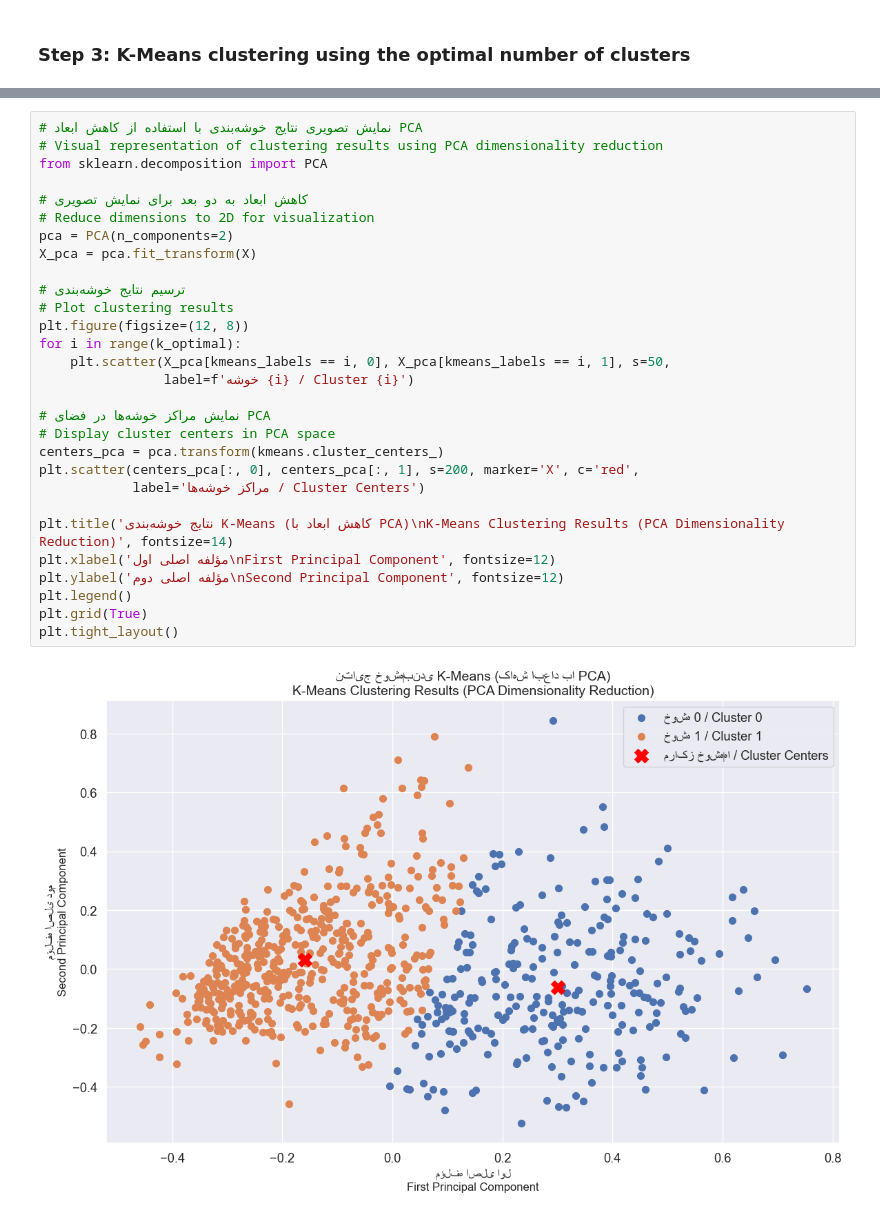
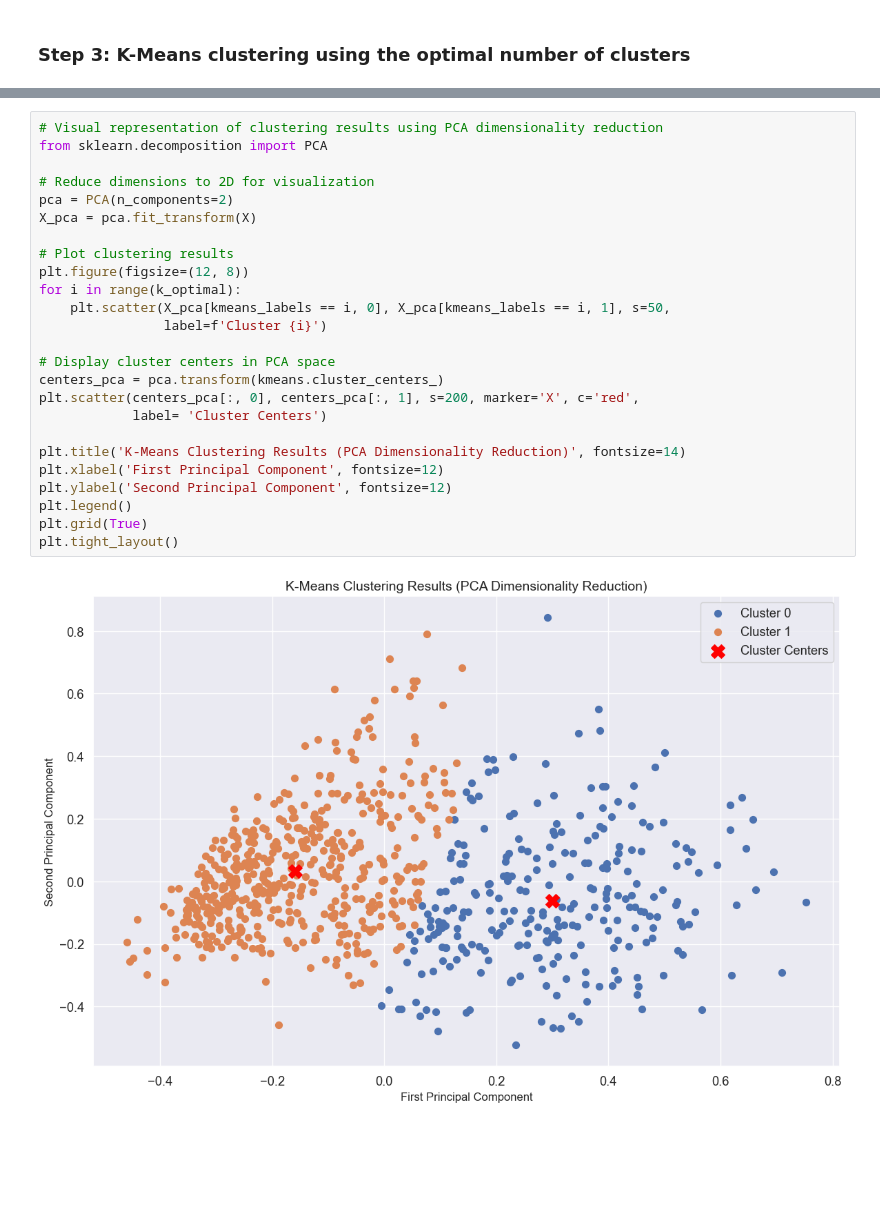
Before and after one commit to MahyadSaedpanah/ML---Pima-Indian-Diabetes, a Jupyter notebook: Clustering.ipynb, the cells around one changed output, grey strips where cells are left out. Cells and saved outputs as stored; diff of their text form; blank space fills up the shorter version.

```diff
--- a/Clustering.ipynb
+++ b/Clustering.ipynb
@@ -219,32 +201,28 @@ Name: درصد افراد دیابتی (Percentage of Diabetics), dtype: float64
 # %%
-# نمایش تصویری نتایج خوشه‌بندی با استفاده از کاهش ابعاد PCA
 # Visual representation of clustering results using PCA dimensionality reduction
 from sklearn.decomposition import PCA
 
-# کاهش ابعاد به دو بعد برای نمایش تصویری
 # Reduce dimensions to 2D for visualization
 pca = PCA(n_components=2)
 X_pca = pca.fit_transform(X)
 
-# ترسیم نتایج خوشه‌بندی
 # Plot clustering results
 plt.figure(figsize=(12, 8))
 for i in range(k_optimal):
     plt.scatter(X_pca[kmeans_labels == i, 0], X_pca[kmeans_labels == i, 1], s=50,
-                label=f'خوشه {i} / Cluster {i}')
+                label=f'Cluster {i}')
 
-# نمایش مراکز خوشه‌ها در فضای PCA
 # Display cluster centers in PCA space
 centers_pca = pca.transform(kmeans.cluster_centers_)
 plt.scatter(centers_pca[:, 0], centers_pca[:, 1], s=200, marker='X', c='red',
-            label='مراکز خوشه‌ها / Cluster Centers')
+            label= 'Cluster Centers')
 
-plt.title('نتایج خوشه‌بندی K-Means (کاهش ابعاد با PCA)\nK-Means Clustering Results (PCA Dimensionality Reduction)', fontsize=14)
-plt.xlabel('مؤلفه اصلی اول\nFirst Principal Component', fontsize=12)
-plt.ylabel('مؤلفه اصلی دوم\nSecond Principal Component', fontsize=12)
+plt.title('K-Means Clustering Results (PCA Dimensionality Reduction)', fontsize=14)
+plt.xlabel('First Principal Component', fontsize=12)
+plt.ylabel('Second Principal Component', fontsize=12)
 plt.legend()
 plt.grid(True)
 plt.tight_layout()
 # %% [output]
-[figure, old version]
+[figure, new version]
 # %%
```
Also changed, not shown: parts of 7 cells of this notebook.
